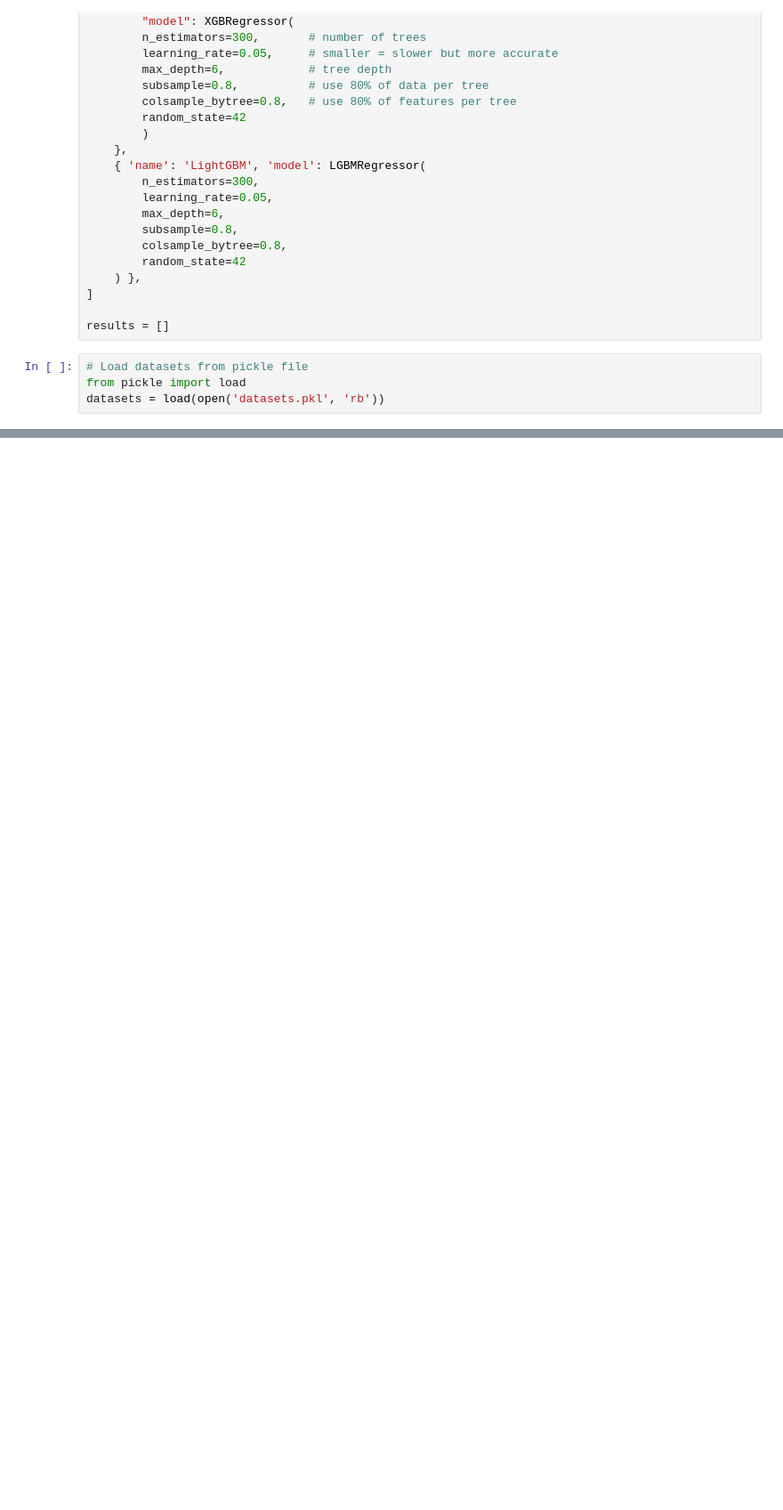
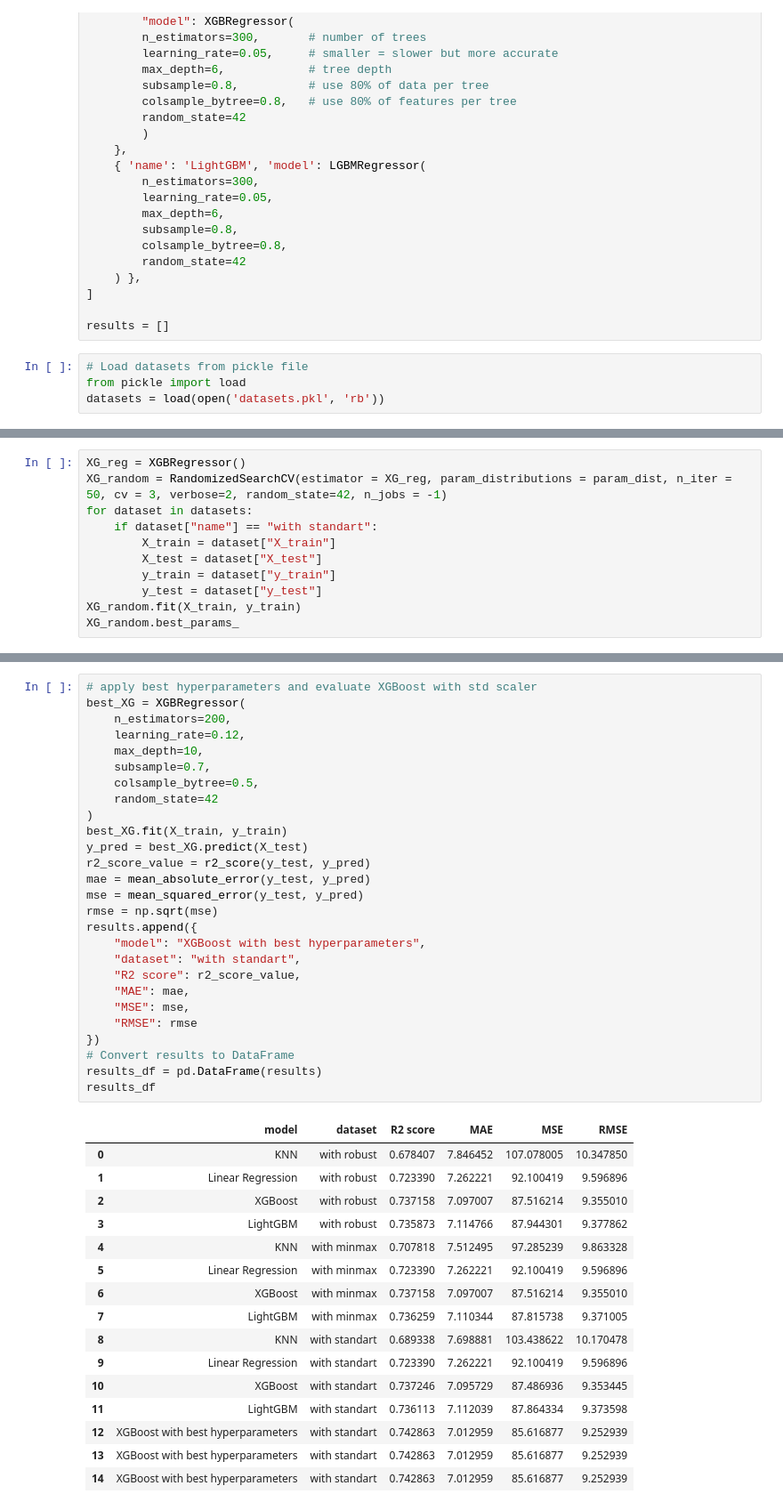
Before and after one commit to deryakubraer/ML_Project_1, a Jupyter notebook: 3_Modelling.ipynb, the cells around one changed output, grey strips where cells are left out. Shown at 89% size. Drawn from its saved outputs; the diff is of its cells as text; blank space fills up the shorter version.

```diff
--- a/3_Modelling.ipynb
+++ b/3_Modelling.ipynb
@@ -182,0 +185,11 @@ plt.show()
+# %%
+XG_reg = XGBRegressor()
+XG_random = RandomizedSearchCV(estimator = XG_reg, param_distributions = param_dist, n_iter = 50, cv = 3, verbose=2, random_state=42, n_jobs = -1)
+for dataset in datasets:
+    if dataset["name"] == "with standart":
+        X_train = dataset["X_train"]
+        X_test = dataset["X_test"]
+        y_train = dataset["y_train"]
+        y_test = dataset["y_test"]
+XG_random.fit(X_train, y_train)
+XG_random.best_params_
@@ -182,0 +229,44 @@ plt.show()
+# %%
+# apply best hyperparameters and evaluate XGBoost with std scaler
+best_XG = XGBRegressor(
+    n_estimators=200,
+    learning_rate=0.12,
+    max_depth=10,
+    subsample=0.7,
+    colsample_bytree=0.5,
+    random_state=42
+)
+best_XG.fit(X_train, y_train)
+y_pred = best_XG.predict(X_test)
+r2_score_value = r2_score(y_test, y_pred)
+mae = mean_absolute_error(y_test, y_pred)
+mse = mean_squared_error(y_test, y_pred)
+rmse = np.sqrt(mse)
+results.append({
+    "model": "XGBoost with best hyperparameters",
+    "dataset": "with standart",
+    "R2 score": r2_score_value,
+    "MAE": mae,
+    "MSE": mse,
+    "RMSE": rmse
+})
+# Convert results to DataFrame
+results_df = pd.DataFrame(results)
+results_df
+# %% [output]
+|  | model | dataset | R2 score | MAE | MSE | RMSE |
+| 0 | KNN | with robust | 0.678407 | 7.846452 | 107.078005 | 10.347850 |
+| 1 | Linear Regression | with robust | 0.723390 | 7.262221 | 92.100419 | 9.596896 |
+| 2 | XGBoost | with robust | 0.737158 | 7.097007 | 87.516214 | 9.355010 |
+| 3 | LightGBM | with robust | 0.735873 | 7.114766 | 87.944301 | 9.377862 |
+| 4 | KNN | with minmax | 0.707818 | 7.512495 | 97.285239 | 9.863328 |
+| 5 | Linear Regression | with minmax | 0.723390 | 7.262221 | 92.100419 | 9.596896 |
+| 6 | XGBoost | with minmax | 0.737158 | 7.097007 | 87.516214 | 9.355010 |
+| 7 | LightGBM | with minmax | 0.736259 | 7.110344 | 87.815738 | 9.371005 |
+| 8 | KNN | with standart | 0.689338 | 7.698881 | 103.438622 | 10.170478 |
+| 9 | Linear Regression | with standart | 0.723390 | 7.262221 | 92.100419 | 9.596896 |
+| 10 | XGBoost | with standart | 0.737246 | 7.095729 | 87.486936 | 9.353445 |
+| 11 | LightGBM | with standart | 0.736113 | 7.112039 | 87.864334 | 9.373598 |
+| 12 | XGBoost with best hyperparameters | with standart | 0.742863 | 7.012959 | 85.616877 | 9.252939 |
+| 13 | XGBoost with best hyperparameters | with standart | 0.742863 | 7.012959 | 85.616877 | 9.252939 |
+| 14 | XGBoost with best hyperparameters | with standart | 0.742863 | 7.012959 | 85.616877 | 9.252939 |
```
Also changed, not shown: parts of 13 cells of this notebook.
